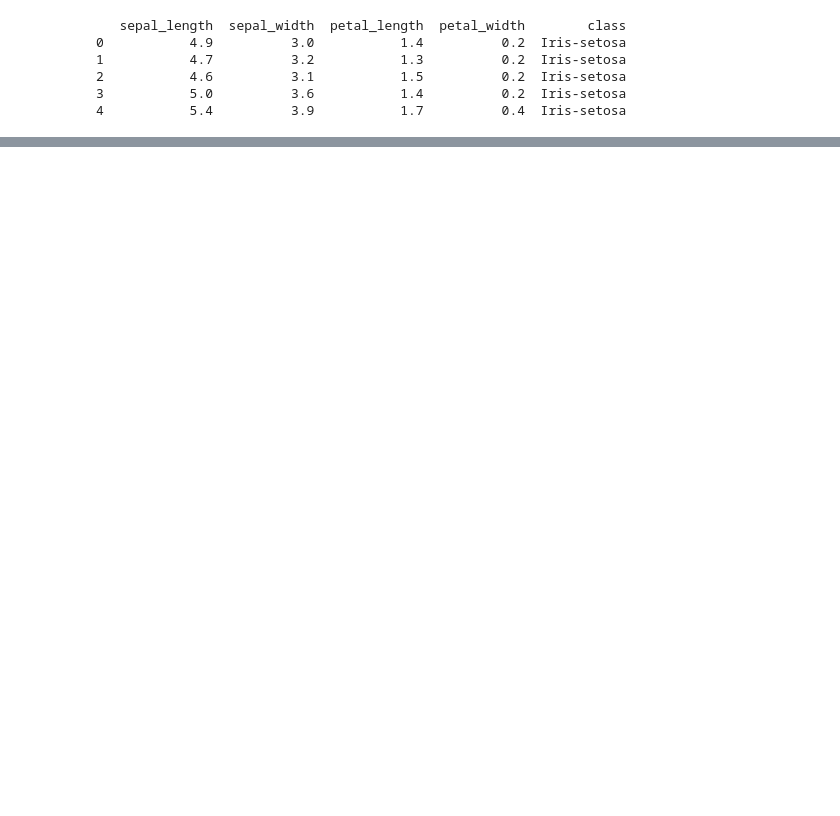
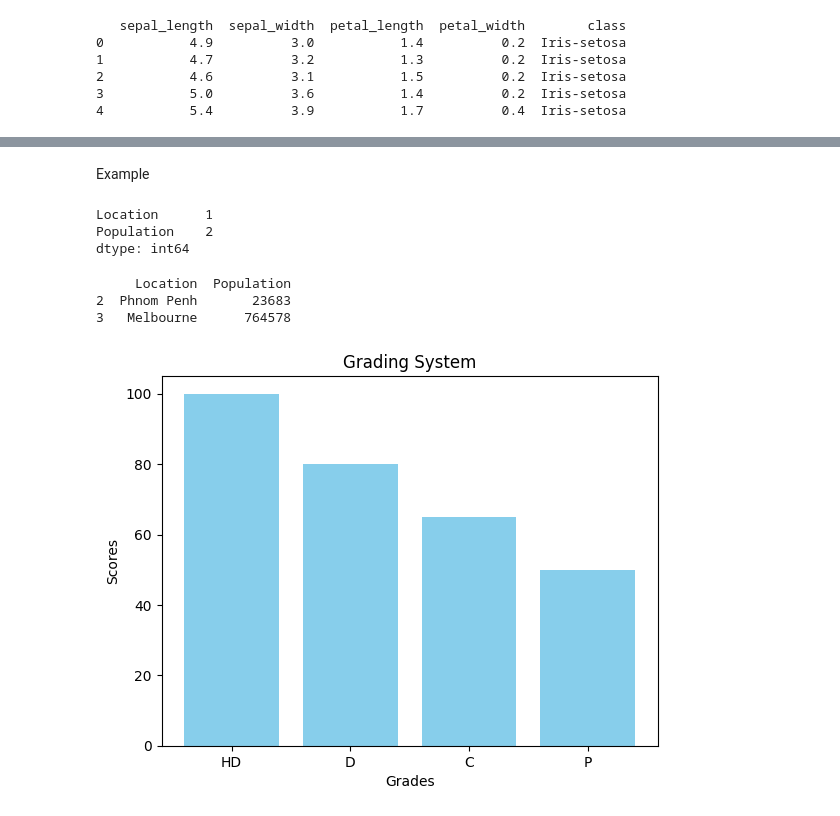
Before and after one commit to spacee48/SIT719, a Jupyter notebook: 2_1P.ipynb, the cells around one changed output, grey strips where cells are left out. Saved outputs shown, nothing was run; the diff lists cells and outputs as text; code cells hidden in the pictures; blank space fills up the shorter version.

```diff
--- a/2_1P.ipynb
+++ b/2_1P.ipynb
@@ -130,0 +105,55 @@ For example, when doing 'df[col].method(value, inplace=True)', try using 'df.met
+# %% [markdown]
+Example
+# %%
+# importing the pandas library
+import pandas as pd
+
+# create a dictionary for location and population
+# provide missing values
+data = {'Location': ['Paris', 'London', None, 'Melbourne'],
+        'Population': [8000, 2400, None, None]}
+# convert to dataframe
+df = pd.DataFrame(data)
+
+# isnull() to check for missing vlaues
+# sum() to count the total number of NaN values
+missing_values = df.isnull().sum()
+
+print(missing_values)
+# %% [output]
+Location      1
+Population    2
+dtype: int64
+# %%
+import pandas as pd
+
+data = {'Location': ['Paris', 'London', 'Phnom Penh', 'Melbourne'],
+        'Population': [8000, 2400, 23683, 764578]}
+df = pd.DataFrame(data)
+
+# filter the dataframe for data that is greater than 10000
+filtered_df = df[df['Population'] > 10000]
+
+print(filtered_df)
+# %% [output]
+     Location  Population
+2  Phnom Penh       23683
+3   Melbourne      764578
+# %%
+import matplotlib.pyplot as plt
+
+# creating lists
+grades = ['HD', 'D', 'C', 'P']
+scores = [100, 80,  65, 50]
+
+# create a bar chart
+plt.bar(grades, scores, color='skyblue')
+# label the x-axis
+plt.xlabel('Grades')
+# label the y-axis
+plt.ylabel('Scores')
+plt.title('Grading System')
+
+plt.show()
+# %% [output]
+[figure, added]
```
Also changed, not shown: parts of 16 cells of this notebook.
